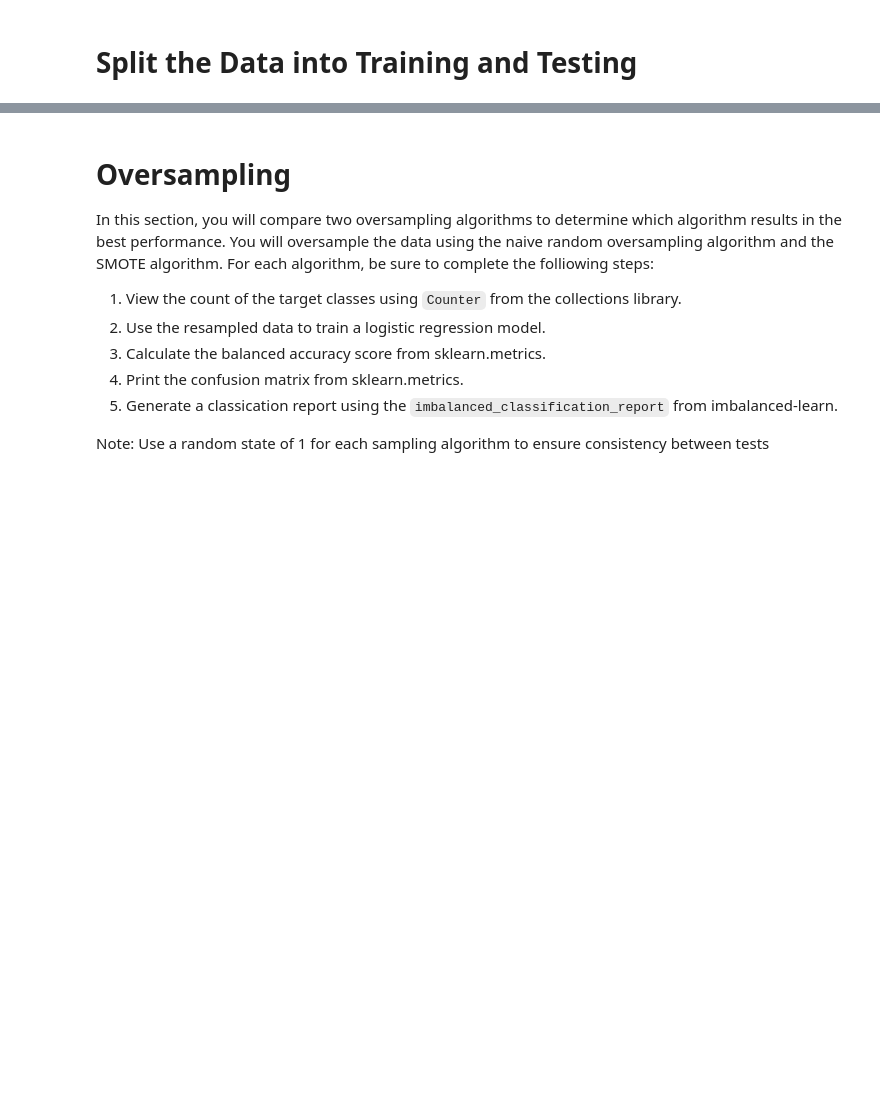
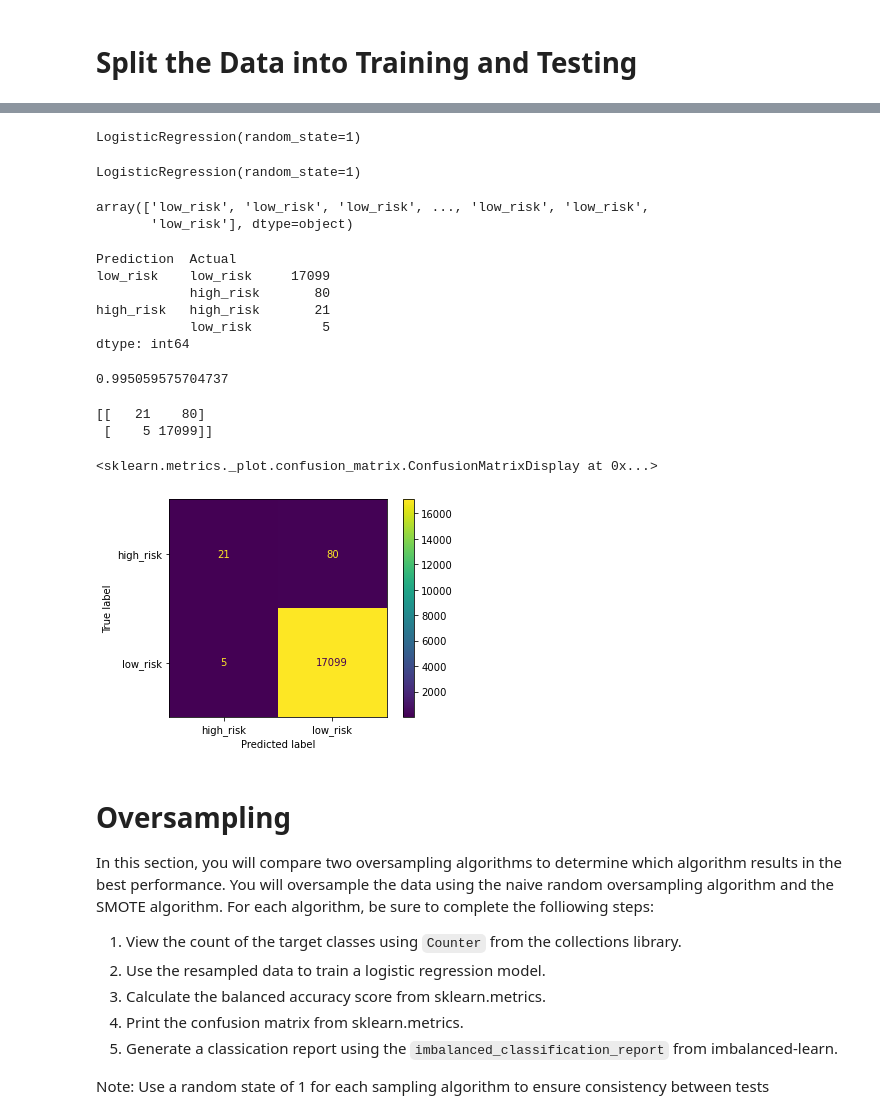
Before and after one commit to Mitcaz17/Credit_Risk_Analysis, a Jupyter notebook: credit_risk_resampling.ipynb, the cells around one changed output, grey strips where cells are left out. Drawn from its saved outputs; the diff is of its cells as text; code cells hidden in the pictures; blank space fills up the shorter version.

```diff
--- a/credit_risk_resampling.ipynb
+++ b/credit_risk_resampling.ipynb
@@ -216,3 +308,43 @@ from sklearn.model_selection import train_test_split
+# %%
+classifier = LogisticRegression(solver='lbfgs', random_state=1)
+classifier
+# %% [output]
+LogisticRegression(random_state=1)
+# %%
+classifier.fit(X_train, y_train)
+# %% [output]
+LogisticRegression(random_state=1)
+# %%
+y_pred = classifier.predict(X_test)
+y_pred
+# %% [output]
+array(['low_risk', 'low_risk', 'low_risk', ..., 'low_risk', 'low_risk',
+       'low_risk'], dtype=object)
+# %%
+pd.DataFrame({"Prediction": y_pred, "Actual": y_test}).value_counts()
+# %% [output]
+Prediction  Actual
+low_risk    low_risk     17099
+            high_risk       80
+high_risk   high_risk       21
+            low_risk         5
+dtype: int64
+# %%
+accuracy_score(y_test, y_pred)
+# %% [output]
+0.995059575704737
+# %%
+matrix = confusion_matrix(y_test, y_pred)
+print(matrix)
+# %% [output]
+[[   21    80]
+ [    5 17099]]
+# %%
+disp = ConfusionMatrixDisplay(confusion_matrix=matrix, display_labels= classifier.classes_)
+disp.plot()
+# %% [output]
+<sklearn.metrics._plot.confusion_matrix.ConfusionMatrixDisplay at 0x...>
+[figure, added]
 # %% [markdown]
 # Oversampling
 
```
Also changed, not shown: parts of 14 cells of this notebook, 1 other file.
